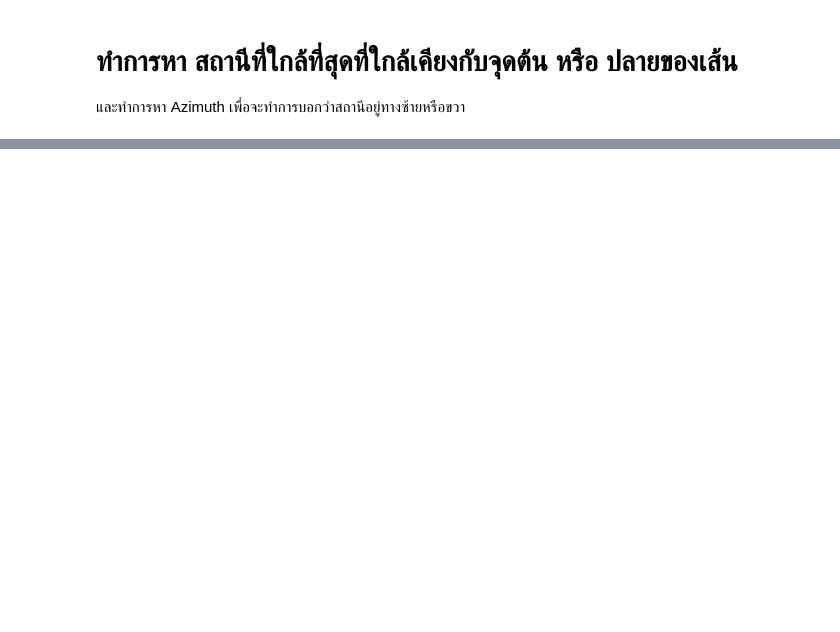
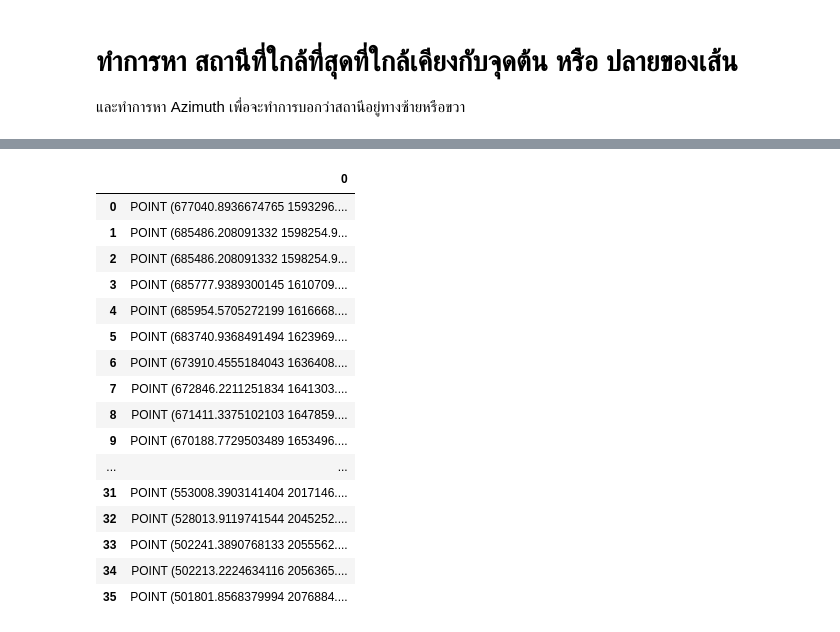
Before and after one commit to sakaratsooksang/arphohub, a Jupyter notebook: undronned.ipynb, the cells around one changed output, grey strips where cells are left out. Cells and saved outputs as stored; diff of their text form; code cells hidden in the pictures; blank space fills up the shorter version.

```diff
--- a/undronned.ipynb
+++ b/undronned.ipynb
@@ -261,2 +299,23 @@ gdf
+# %%
+pointframe = gpd.GeoDataFrame(point)
+pointframe
+# %% [output]
+|  | 0 |
+| 0 | POINT (677040.8936674765 1593296.... |
+| 1 | POINT (685486.208091332 1598254.9... |
+| 2 | POINT (685486.208091332 1598254.9... |
+| 3 | POINT (685777.9389300145 1610709.... |
+| 4 | POINT (685954.5705272199 1616668.... |
+| 5 | POINT (683740.9368491494 1623969.... |
+| 6 | POINT (673910.4555184043 1636408.... |
+| 7 | POINT (672846.2211251834 1641303.... |
+| 8 | POINT (671411.3375102103 1647859.... |
+| 9 | POINT (670188.7729503489 1653496.... |
+| ... | ... |
+| 31 | POINT (553008.3903141404 2017146.... |
+| 32 | POINT (528013.9119741544 2045252.... |
+| 33 | POINT (502241.3890768133 2055562.... |
+| 34 | POINT (502213.2224634116 2056365.... |
+| 35 | POINT (501801.8568379994 2076884.... |
 # %%
 gdf.to_file("undronned_nearestStation.gpkg", layer='undronned_neareststation', driver="GPKG")
```
Also changed, not shown: parts of 19 cells of this notebook.
